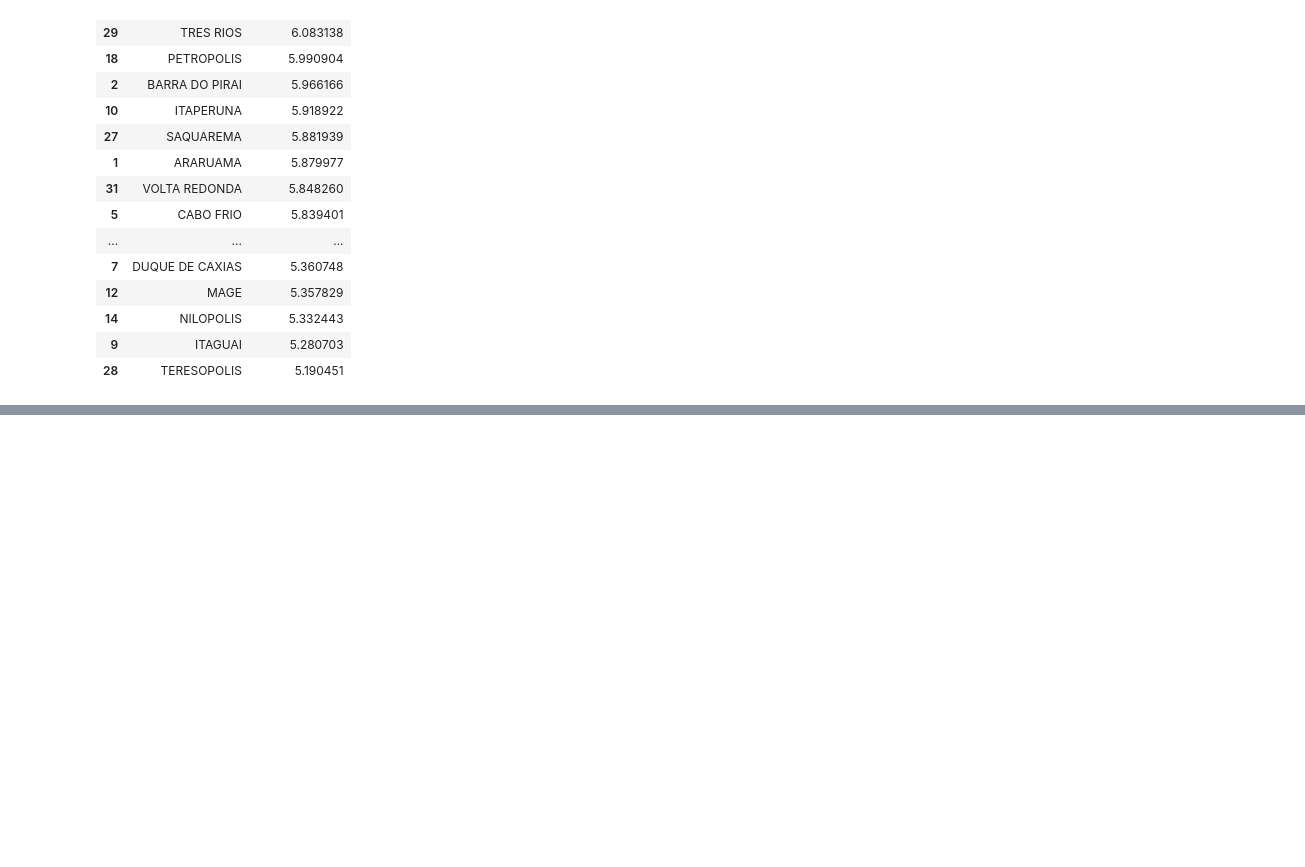
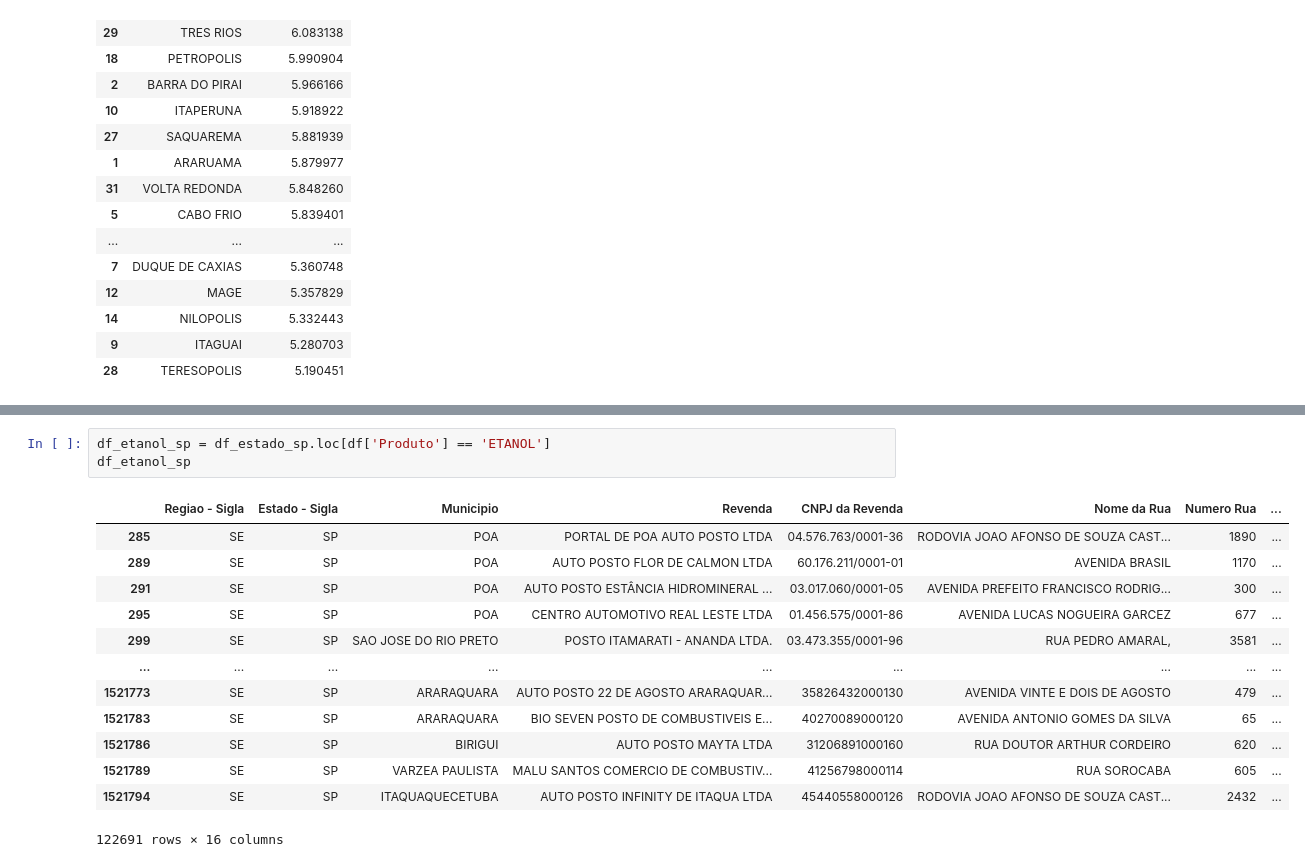
Before and after one commit to MatheusJeronimo96/UC2_analise_de_dados, a Jupyter notebook: MiniProjeto.ipynb, the cells around one changed output, grey strips where cells are left out. Saved outputs shown, nothing was run; the diff lists cells and outputs as text; blank space fills up the shorter version.

```diff
--- a/MiniProjeto.ipynb
+++ b/MiniProjeto.ipynb
@@ -86,0 +164,17 @@ df_mdia_munic_venda
+# %%
+df_etanol_sp = df_estado_sp.loc[df['Produto'] == 'ETANOL']
+df_etanol_sp
+# %% [output]
+|  | Regiao - Sigla | Estado - Sigla | Municipio | Revenda | CNPJ da Revenda | Nome da Rua | Numero Rua | ... |
+| 285 | SE | SP | POA | PORTAL DE POA AUTO POSTO LTDA | 04.576.763/0001-36 | RODOVIA JOAO AFONSO DE SOUZA CAST... | 1890 | ... |
+| 289 | SE | SP | POA | AUTO POSTO FLOR DE CALMON LTDA | 60.176.211/0001-01 | AVENIDA BRASIL | 1170 | ... |
+| 291 | SE | SP | POA | AUTO POSTO ESTÂNCIA HIDROMINERAL ... | 03.017.060/0001-05 | AVENIDA PREFEITO FRANCISCO RODRIG... | 300 | ... |
+| 295 | SE | SP | POA | CENTRO AUTOMOTIVO REAL LESTE LTDA | 01.456.575/0001-86 | AVENIDA LUCAS NOGUEIRA GARCEZ | 677 | ... |
+| 299 | SE | SP | SAO JOSE DO RIO PRETO | POSTO ITAMARATI - ANANDA LTDA. | 03.473.355/0001-96 | RUA PEDRO AMARAL, | 3581 | ... |
+| ... | ... | ... | ... | ... | ... | ... | ... | ... |
+| 1521773 | SE | SP | ARARAQUARA | AUTO POSTO 22 DE AGOSTO ARARAQUAR... | 35826432000130 | AVENIDA VINTE E DOIS DE AGOSTO | 479 | ... |
+| 1521783 | SE | SP | ARARAQUARA | BIO SEVEN POSTO DE COMBUSTIVEIS E... | 40270089000120 | AVENIDA ANTONIO GOMES DA SILVA | 65 | ... |
+| 1521786 | SE | SP | BIRIGUI | AUTO POSTO MAYTA LTDA | 31206891000160 | RUA DOUTOR ARTHUR CORDEIRO | 620 | ... |
+| 1521789 | SE | SP | VARZEA PAULISTA | MALU SANTOS COMERCIO DE COMBUSTIV... | 41256798000114 | RUA SOROCABA | 605 | ... |
+| 1521794 | SE | SP | ITAQUAQUECETUBA | AUTO POSTO INFINITY DE ITAQUA LTDA | 45440558000126 | RODOVIA JOAO AFONSO DE SOUZA CAST... | 2432 | ... |
+122691 rows × 16 columns
```
Also changed, not shown: parts of 16 cells of this notebook.
